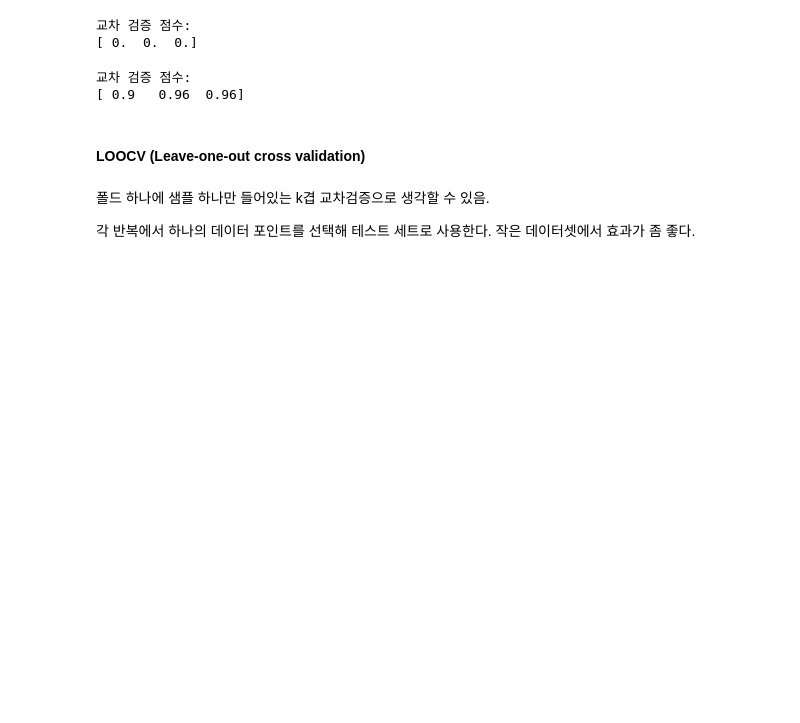
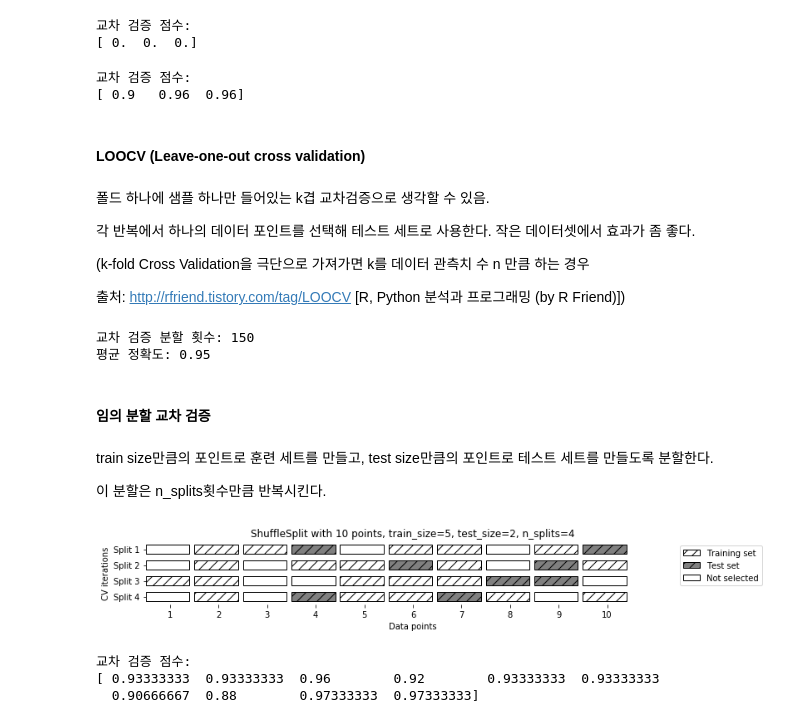
Before and after one commit to lovablebaby/DataScience, a Jupyter notebook: IntroductionToML_ScikitLearn/Introduction to ML with python_ch5.ipynb, the cells around one changed output. Drawn from its saved outputs; the diff is of its cells as text; code cells hidden in the pictures; blank space fills up the shorter version.

```diff
--- a/IntroductionToML_ScikitLearn/Introduction to ML with python_ch5.ipynb
+++ b/IntroductionToML_ScikitLearn/Introduction to ML with python_ch5.ipynb
@@ -107,3 +108,36 @@ print("교차 검증 점수:\n{}".format(cross_val_score(logreg, iris.data, iris
 폴드 하나에 샘플 하나만 들어있는 k겹 교차검증으로 생각할 수 있음.
 
 각 반복에서 하나의 데이터 포인트를 선택해 테스트 세트로 사용한다. 작은 데이터셋에서 효과가 좀 좋다.
+
+(k-fold Cross Validation을 극단으로 가져가면 k를 데이터 관측치 수 n 만큼 하는 경우
+
+출처: http://rfriend.tistory.com/tag/LOOCV [R, Python 분석과 프로그래밍 (by R Friend)])
+# %%
+from sklearn.model_selection import LeaveOneOut
+loo = LeaveOneOut()
+
+scores = cross_val_score(logreg, iris.data, iris.target, cv=loo)
+print("교차 검증 분할 횟수:", len(scores))
+print("평균 정확도: {:.2f}".format(scores.mean()))
+# %% [output]
+교차 검증 분할 횟수: 150
+평균 정확도: 0.95
+# %% [markdown]
+#### 임의 분할 교차 검증
+# %% [markdown]
+train size만큼의 포인트로 훈련 세트를 만들고, test size만큼의 포인트로 테스트 세트를 만들도록 분할한다.
+
+이 분할은 n_splits횟수만큼 반복시킨다.
+# %%
+mglearn.plots.plot_shuffle_split()
+# %% [output]
+[figure, added]
+# %%
+from sklearn.model_selection import ShuffleSplit
+shuffle_split = ShuffleSplit(test_size=.5, train_size=.5, n_splits=10)
+scores = cross_val_score(logreg, iris.data, iris.target, cv=shuffle_split)
+print("교차 검증 점수: \n{}".format(scores))
+# %% [output]
+교차 검증 점수:
+[ 0.93333333  0.93333333  0.96        0.92        0.93333333  0.93333333
+  0.90666667  0.88        0.97333333  0.97333333]
```
Also changed, not shown: parts of 115 cells of this notebook.
